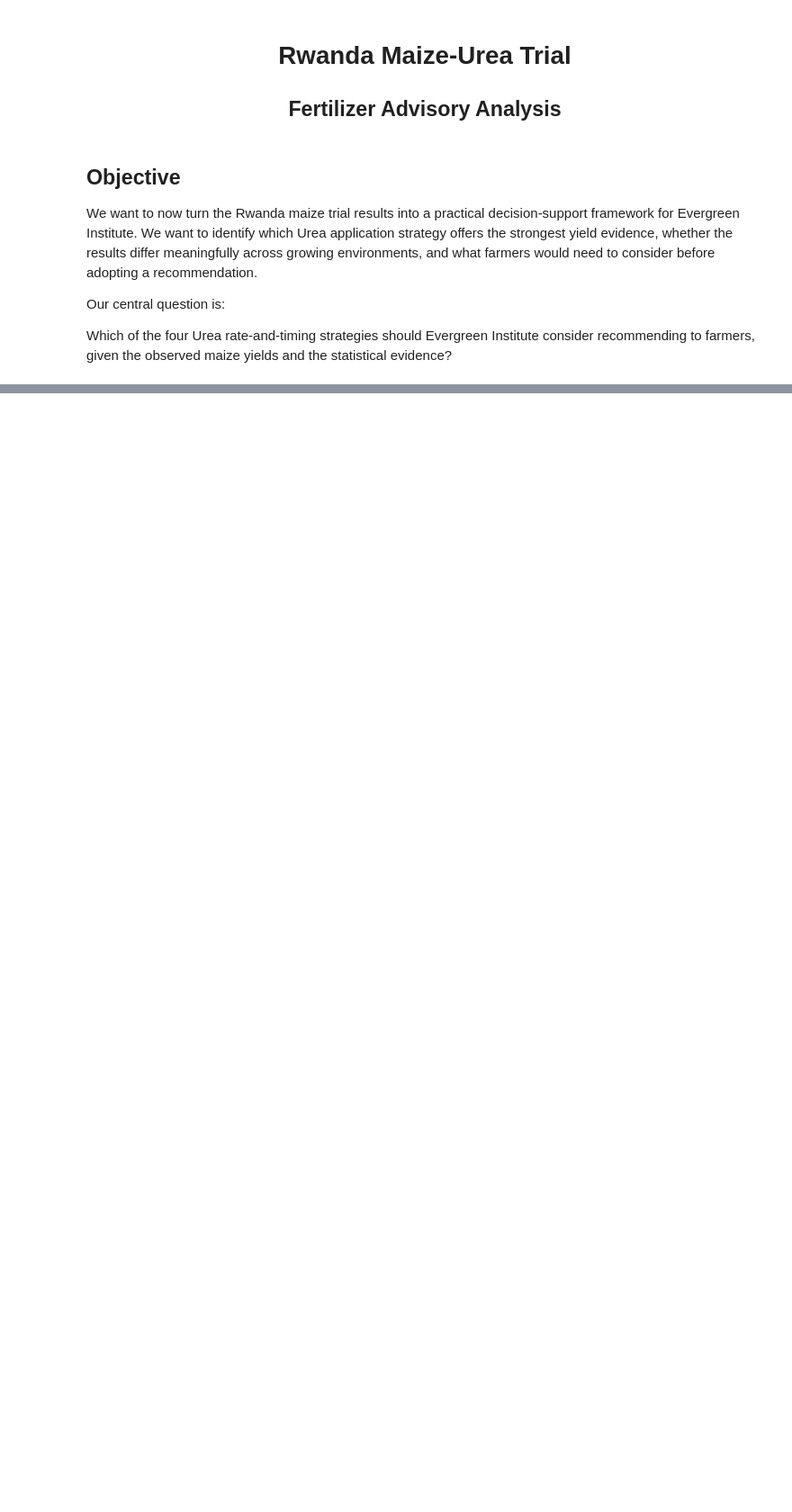
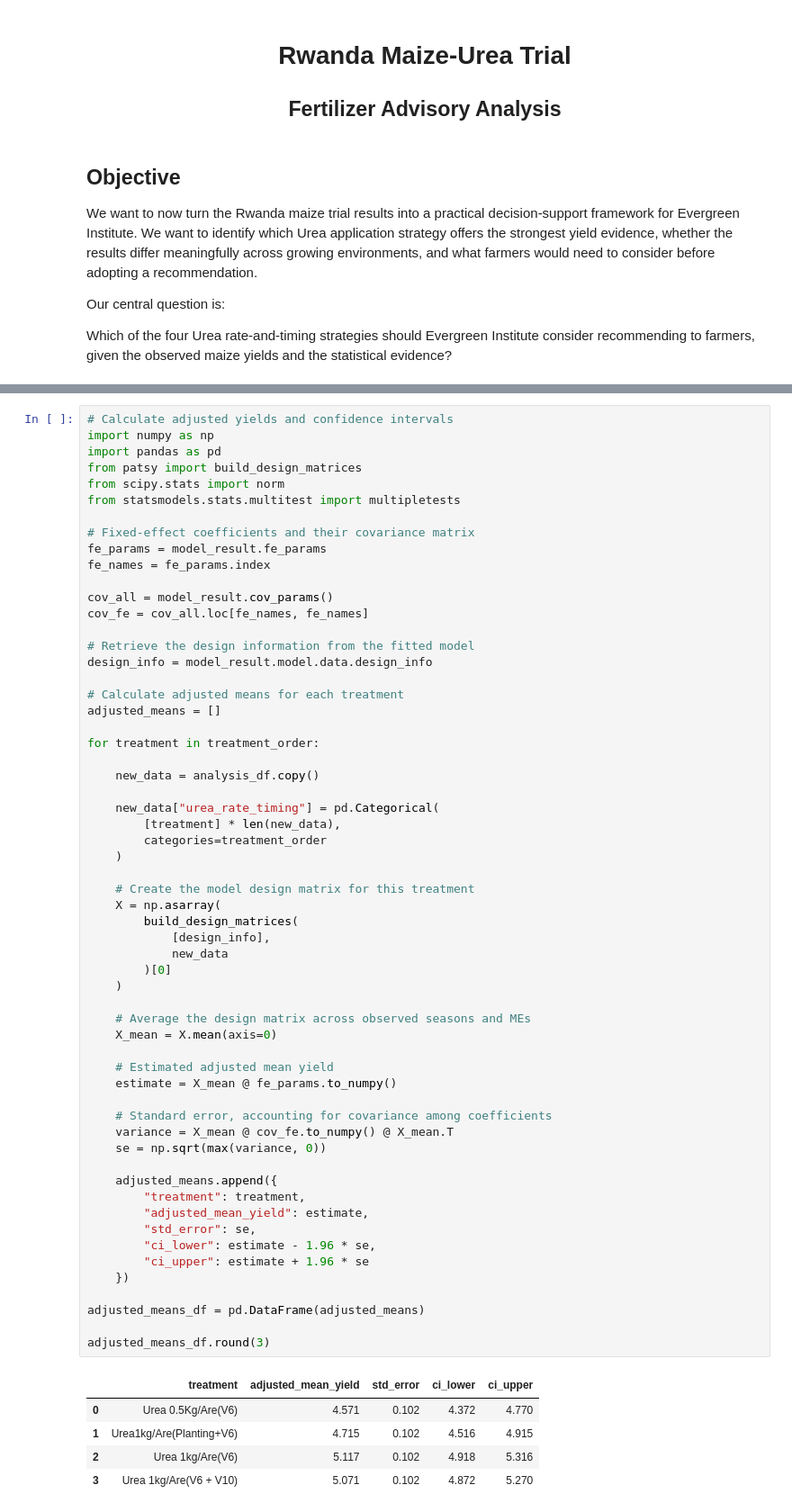
Before and after one commit to Vin-Okumu/maize-yield-optimization-rwanda, a Jupyter notebook: 02_Notebooks/07_fertilizer_advisory.ipynb, the cells around one changed output, grey strips where cells are left out. Shown at 90% size. Saved outputs shown, nothing was run; the diff lists cells and outputs as text; blank space fills up the shorter version.

Commit message:
updated fertilizer advisory analysis

```diff
--- a/02_Notebooks/07_fertilizer_advisory.ipynb
+++ b/02_Notebooks/07_fertilizer_advisory.ipynb
@@ -48,0 +125,65 @@ We also found no statistically significant evidence that treatment effects varie
+# %%
+# Calculate adjusted yields and confidence intervals
+import numpy as np
+import pandas as pd
+from patsy import build_design_matrices
+from scipy.stats import norm
+from statsmodels.stats.multitest import multipletests
+
+# Fixed-effect coefficients and their covariance matrix
+fe_params = model_result.fe_params
+fe_names = fe_params.index
+
+cov_all = model_result.cov_params()
+cov_fe = cov_all.loc[fe_names, fe_names]
+
+# Retrieve the design information from the fitted model
+design_info = model_result.model.data.design_info
+
+# Calculate adjusted means for each treatment
+adjusted_means = []
+
+for treatment in treatment_order:
+
+    new_data = analysis_df.copy()
+
+    new_data["urea_rate_timing"] = pd.Categorical(
+        [treatment] * len(new_data),
+        categories=treatment_order
+    )
+
+    # Create the model design matrix for this treatment
+    X = np.asarray(
+        build_design_matrices(
+            [design_info],
+            new_data
+        )[0]
+    )
+
+    # Average the design matrix across observed seasons and MEs
+    X_mean = X.mean(axis=0)
+
+    # Estimated adjusted mean yield
+    estimate = X_mean @ fe_params.to_numpy()
+
+    # Standard error, accounting for covariance among coefficients
+    variance = X_mean @ cov_fe.to_numpy() @ X_mean.T
+    se = np.sqrt(max(variance, 0))
+
+    adjusted_means.append({
+        "treatment": treatment,
+        "adjusted_mean_yield": estimate,
+        "std_error": se,
+        "ci_lower": estimate - 1.96 * se,
+        "ci_upper": estimate + 1.96 * se
+    })
+
+adjusted_means_df = pd.DataFrame(adjusted_means)
+
+adjusted_means_df.round(3)
+# %% [output]
+|  | treatment | adjusted_mean_yield | std_error | ci_lower | ci_upper |
+| 0 | Urea 0.5Kg/Are(V6) | 4.571 | 0.102 | 4.372 | 4.770 |
+| 1 | Urea1kg/Are(Planting+V6) | 4.715 | 0.102 | 4.516 | 4.915 |
+| 2 | Urea 1kg/Are(V6) | 5.117 | 0.102 | 4.918 | 5.316 |
+| 3 | Urea 1kg/Are(V6 + V10) | 5.071 | 0.102 | 4.872 | 5.270 |
```
Also changed, not shown: parts of 14 cells of this notebook.
